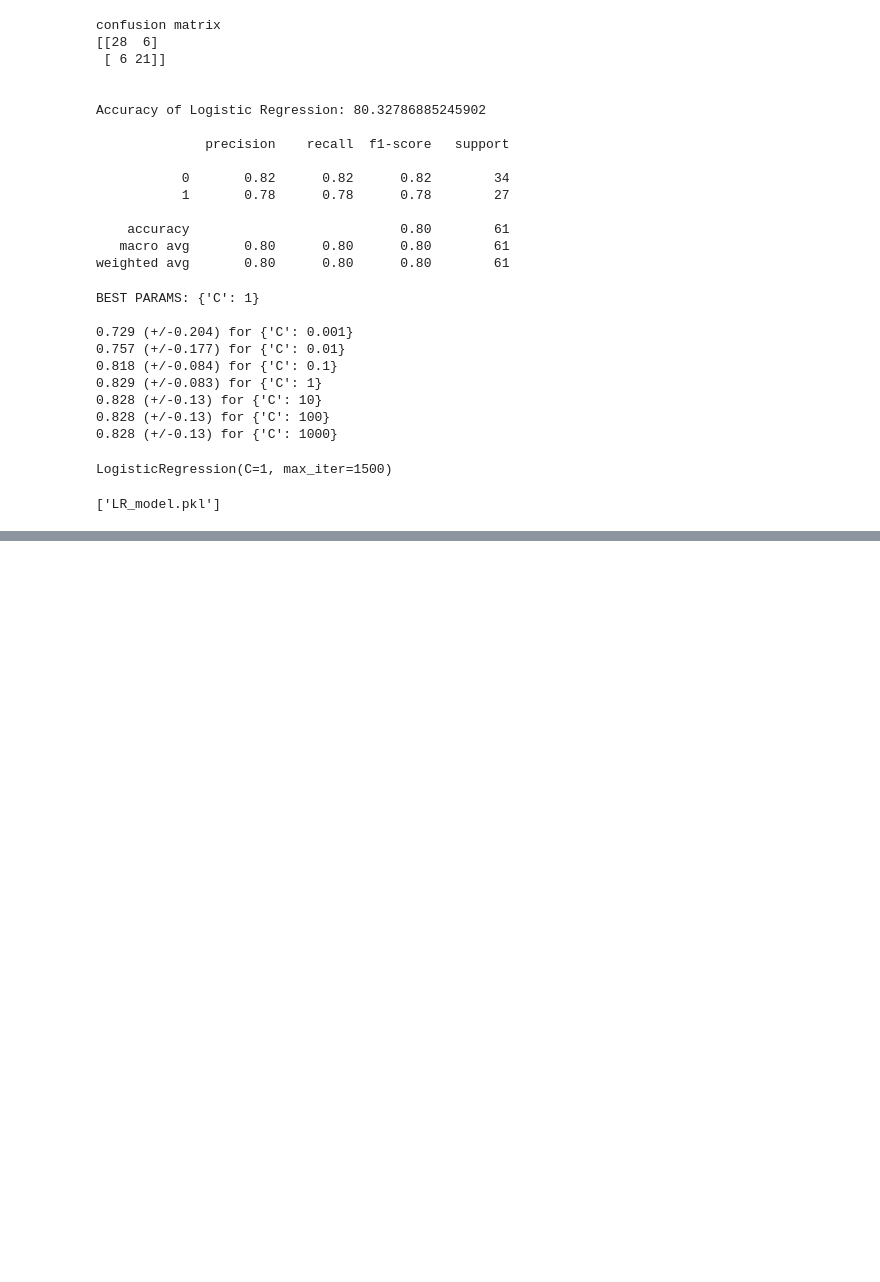
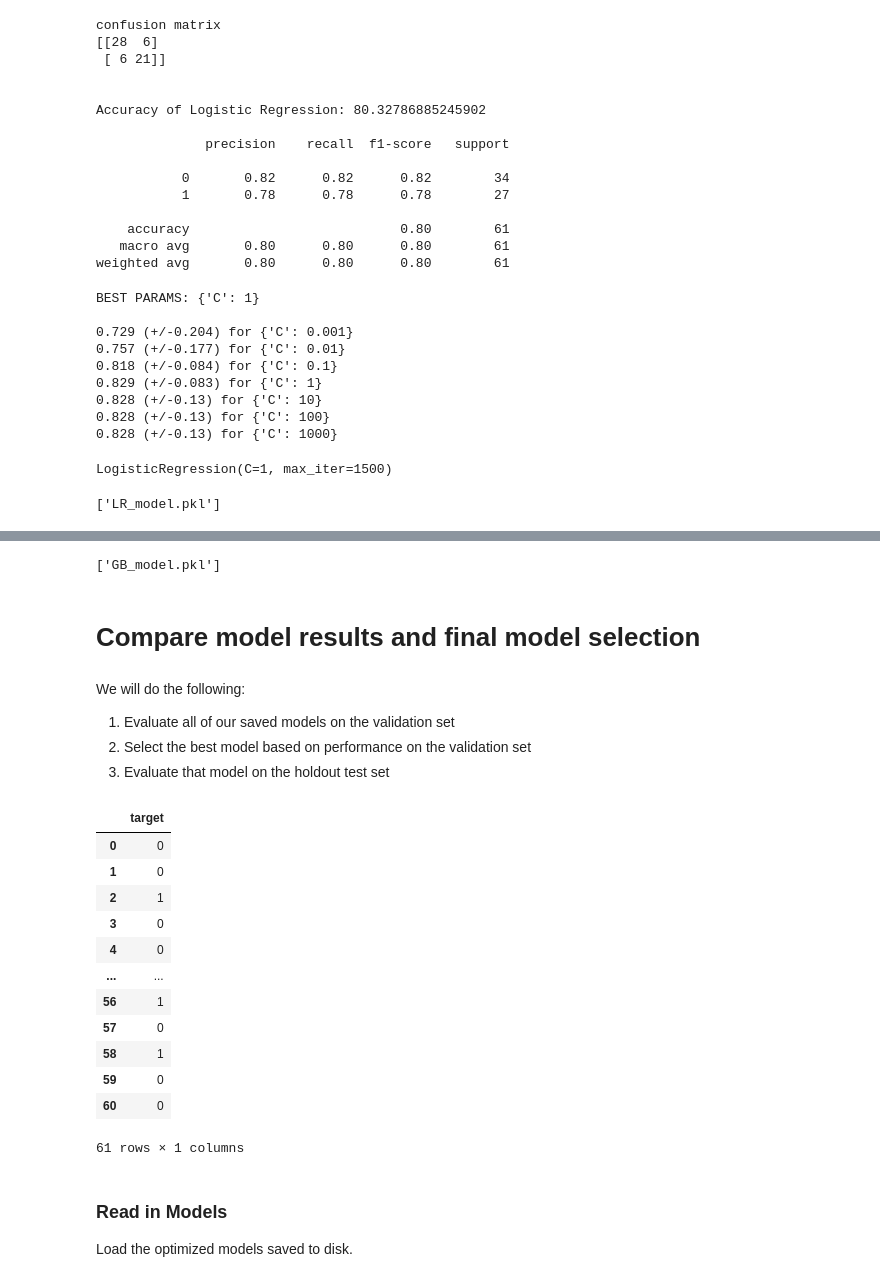
Before and after one commit to now-youre-gittin-it/heart-disease-prediction, a Jupyter notebook: heart.ipynb, the cells around one changed output, grey strips where cells are left out. Saved outputs shown, nothing was run; the diff lists cells and outputs as text; code cells hidden in the pictures; blank space fills up the shorter version.

Commit message:
Added SVM and subsequent models

```diff
--- a/heart.ipynb
+++ b/heart.ipynb
@@ -236,0 +387,40 @@ joblib.dump(cv.best_estimator_, 'LR_model.pkl')
+# %%
+joblib.dump(cv.best_estimator_, 'GB_model.pkl')
+# %% [output]
+['GB_model.pkl']
+# %% [markdown]
+# Compare model results and final model selection
+# %% [markdown]
+We will do the following:
+1. Evaluate all of our saved models on the validation set
+2. Select the best model based on performance on the validation set
+3. Evaluate that model on the holdout test set
+# %%
+import joblib
+import pandas as pd
+from sklearn.metrics import accuracy_score, precision_score, recall_score
+from time import time
+
+val_features = pd.read_csv('val_features.csv')
+val_labels = pd.read_csv('val_labels.csv')
+
+te_features = pd.read_csv('test_features.csv')
+te_labels = pd.read_csv('test_labels.csv')
+# %% [output]
+|  | target |
+| 0 | 0 |
+| 1 | 0 |
+| 2 | 1 |
+| 3 | 0 |
+| 4 | 0 |
+| ... | ... |
+| 56 | 1 |
+| 57 | 0 |
+| 58 | 1 |
+| 59 | 0 |
+| 60 | 0 |
+61 rows × 1 columns
+# %% [markdown]
+### Read in Models
+
+Load the optimized models saved to disk.
```
Also changed, not shown: parts of 21 cells of this notebook, 4 other files.
